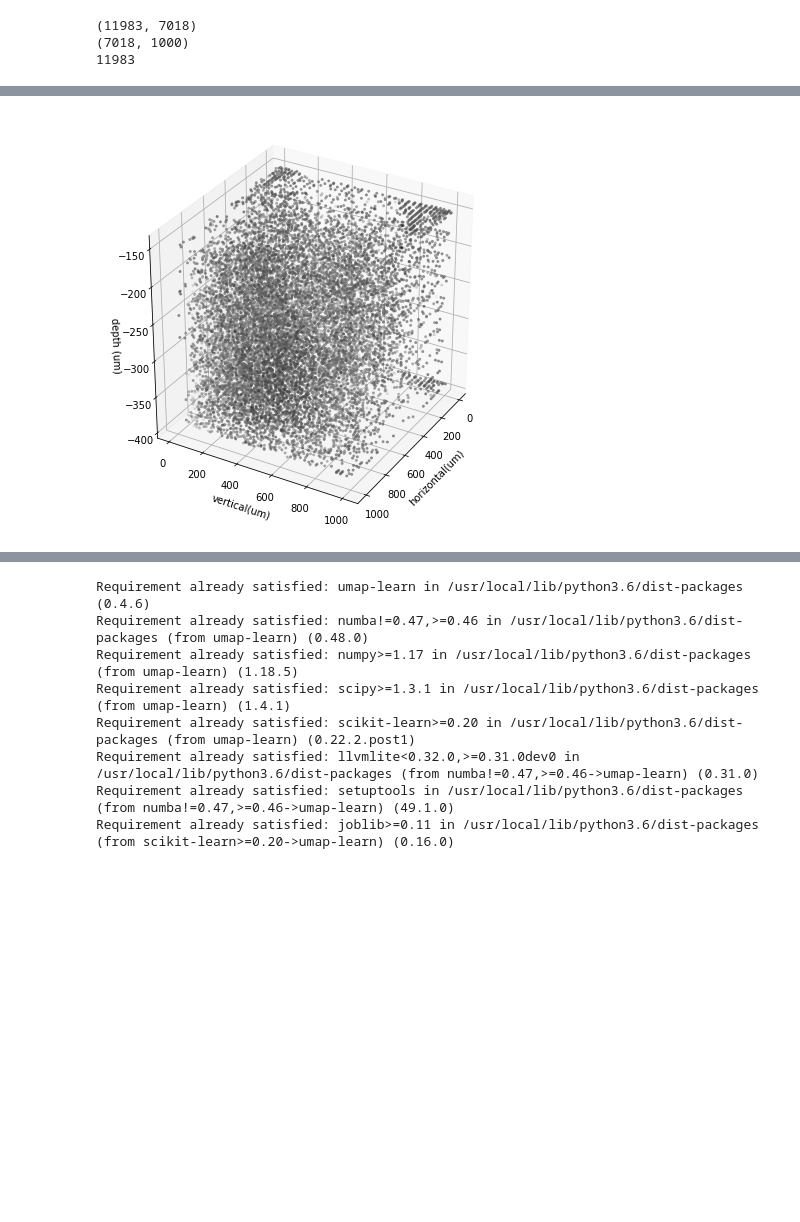
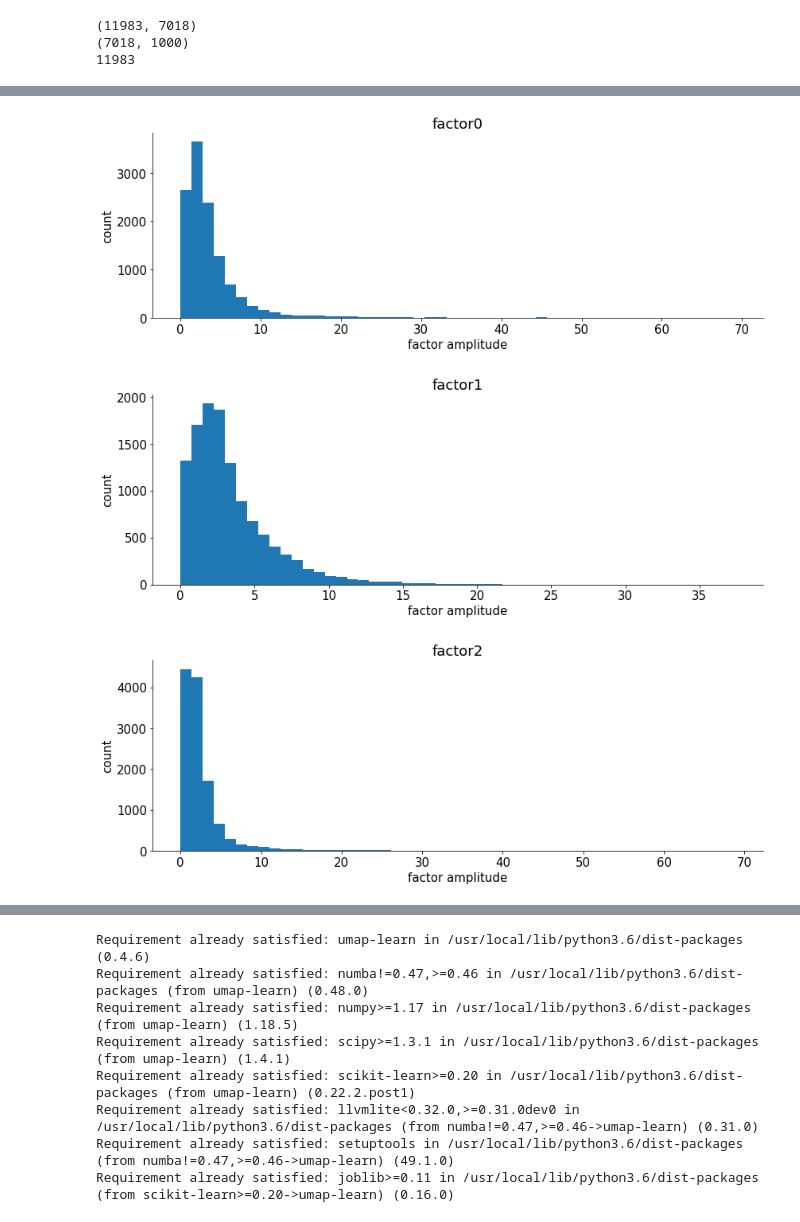
Before and after one commit to YGUO29/NMA-proj, a Jupyter notebook: NMA_proj_load_stringer_spontaneous.ipynb, the cells around one changed output, grey strips where cells are left out. Saved outputs shown, nothing was run; the diff lists cells and outputs as text; code cells hidden in the pictures; blank space fills up the shorter version.

```diff
--- a/NMA_proj_load_stringer_spontaneous.ipynb
+++ b/NMA_proj_load_stringer_spontaneous.ipynb
@@ -224,35 +250,24 @@ else:
-# %%
-# visualize neuron components
-from mpl_toolkits.mplot3d import Axes3D
-from matplotlib import cm
-x, y, z = dat['xyz']
-
-# set colormap as neuron's layer
-zunq, iunq = np.unique(z, return_inverse=True)
-xc = np.linspace(0.0, 1.0, len(zunq))
-cmap = cm.get_cmap('jet')(xc)
-
-# print(cmap[:100,:])
-weights = np.array(H[1,:])
-weights = (weights - np.min(weights))/(np.max(weights) - np.min(weights))
-# print(np.ptp(weights))
-
-# fig = plt.figure(figsize=(6,6))
-# plt.hist(weights, bins = 50)
-# plt.show()
-
-# set colormap as neuron's weights
-cmap = cm.get_cmap('binary')(weights)
-
-idx = np.where(weights > np.percentile(weights, 0)) # index of neurons to be plotted
-idx = np.array(idx)
-plot_colors = cmap[idx[0,:],:]
-
-fig = plt.figure(figsize=(6,6))
-ax = fig.add_subplot(111, projection='3d')
-im = ax.scatter(x[idx],y[idx],z[idx], 'o', s = 4, c = plot_colors, alpha = 0.5)
-# im = ax.scatter(]x, y, z, 'o', s = 4, c = cmap, alpha = 0.2)
-ax.set(xlabel='horizontal(um)', ylabel = 'vertical(um)', zlabel='depth (um)');
-ax.view_init(30, 30)
-# %% [output]
-[figure, removed]
+# %%
+# visualize neuron components
+for i_fac in range(0,nComp):
+    fig = plt.figure(figsize = (12, 12))
+    ax = fig.add_subplot(nComp, 1, i_fac+1)
+    plt.hist(H[i_fac,:], bins = 50)
+#     plt.hist(W[:,i_fac], bins = 50)
+#     ax.set(xlabel = 'weights', ylabel = 'count', title = 'factor'+np.str(i_fac))
+    ax.set(xlabel = 'factor amplitude', ylabel = 'count', title = 'factor'+np.str(i_fac))
+    plt.show()
+
+
+# fig = plt.figure()
+# ax = fig.add_subplot(1, nComp, 1)
+# plt.hist(H[0,:], bins = 50)
+# # plt.xlabel = ('weights')
+# # plt.ylabel = ('count')
+# # plt.title = ('factor 1')
+# ax.set(xlabel='weights', ylabel = 'count', title = 'factor 1')
+# plt.show()
+# %% [output]
+[figure, added]
+[figure, added]
+[figure, added]
```
Also changed, not shown: parts of 11 cells of this notebook.
